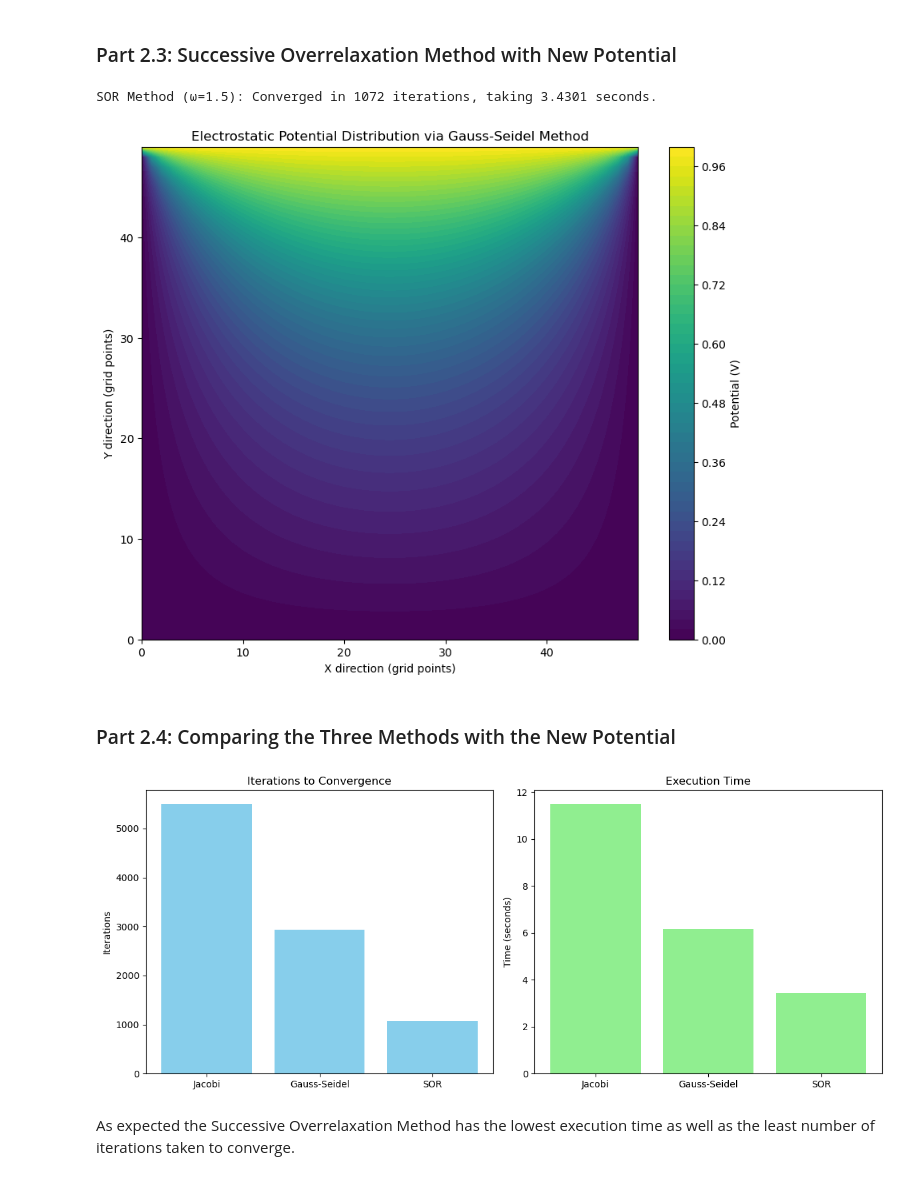
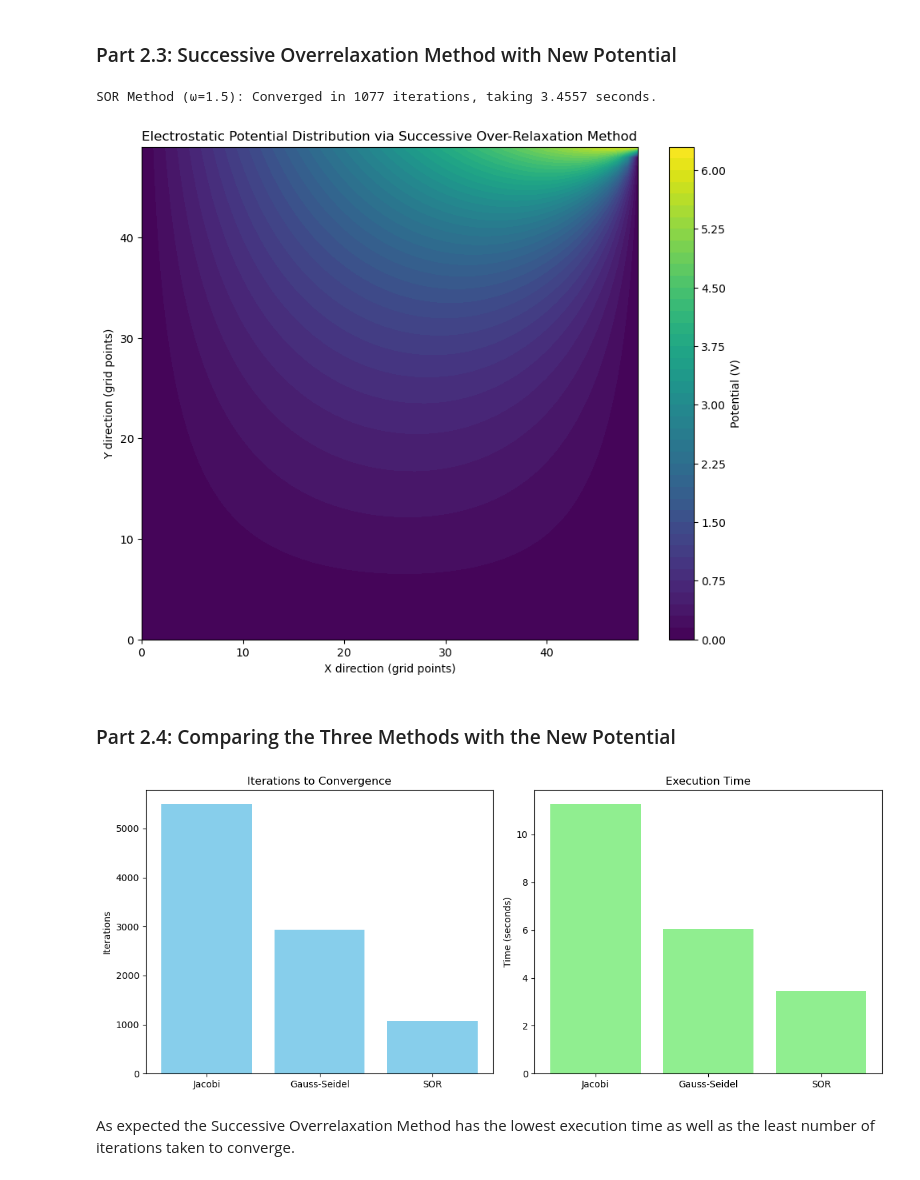
Before and after one commit to doddamre/PHY480-Semester-Project, a Jupyter notebook: PHY480-905_SemesterProject_Doddamreddy.ipynb, the cells around one changed output. Saved outputs shown, nothing was run; the diff lists cells and outputs as text; code cells hidden in the pictures.

```diff
--- a/PHY480-905_SemesterProject_Doddamreddy.ipynb
+++ b/PHY480-905_SemesterProject_Doddamreddy.ipynb
@@ -634,48 +623,43 @@ def SOR(potential, omega, kmax=10000, tol=1e-4):
         if err < tol:
             s_time = time.time() - start_time
             return potential, k + 1, s_time
     s_time = time.time() - start_time
     return None, kmax, s_time
 
 # Problem setup
 L, H = 1.0, 1.0  # Pipe dimensions
 Nx, Ny = 50, 50  # Grid size
-V_0 = 1  # Boundary condition at the top
+V_0 = np.linspace(0,2*np.pi)  # Boundary condition at the top
 
 # Initialize potential array and set boundary conditions
 potential = np.zeros((Ny, Nx))
 potential[:, 0] = 0  # Left side
 potential[:, -1] = 0  # Right side
 potential[0, :] = 0  # Bottom side
 potential[-1, :] = V_0  # Top side
 
-
-# Solve using the SOR method with a specified omega value
 omega = 1.5  # Relaxation factor
 solved_potential, s_iterations, s_time = SOR(potential, omega)
-
-# Output the results
 print(f"SOR Method (ω={omega}): Converged in {s_iterations} iterations, taking {s_time:.4f} seconds.")
 
 # Visualization
 if solved_potential is not None:
     plt.figure(figsize=(10, 8))
     plt.contourf(solved_potential, 50, cmap='viridis')
     plt.colorbar(label='Potential (V)')
-    plt.title('Electrostatic Potential Distribution via Gauss-Seidel Method')
+    plt.title('Electrostatic Potential Distribution via Successive Over-Relaxation Method')
     plt.xlabel('X direction (grid points)')
     plt.ylabel('Y direction (grid points)')
     plt.show()
 # %% [output]
-SOR Method (ω=1.5): Converged in 1072 iterations, taking 3.4301 seconds.
+SOR Method (ω=1.5): Converged in 1077 iterations, taking 3.4557 seconds.
-[figure, old version]
+[figure, new version]
 # %% [markdown]
 ### Part 2.4: Comparing the Three Methods with the New Potential
 # %%
-# Assuming you have similar metrics for Gauss-Seidel and SOR
 methods = ['Jacobi', 'Gauss-Seidel', 'SOR']
-iterations = [j_iterations, g_iterations, s_iterations]  # Example placeholders
-execution_times = [j_time, g_time, s_time]  # Example placeholders
+iterations = [j_iterations, g_iterations, s_iterations]
+execution_times = [j_time, g_time, s_time]
 
 plt.figure(figsize=(12, 5))
 
@@ -694,7 +678,7 @@ plt.ylabel('Time (seconds)')
 plt.tight_layout()
 plt.show()
 # %% [output]
-[figure, old version]
+[figure, new version]
 # %% [markdown]
 As expected the Successive Overrelaxation Method has the lowest execution time as well as the least number of iterations taken to converge.
 # %% [markdown]
```
Also changed, not shown: parts of 11 cells of this notebook.
